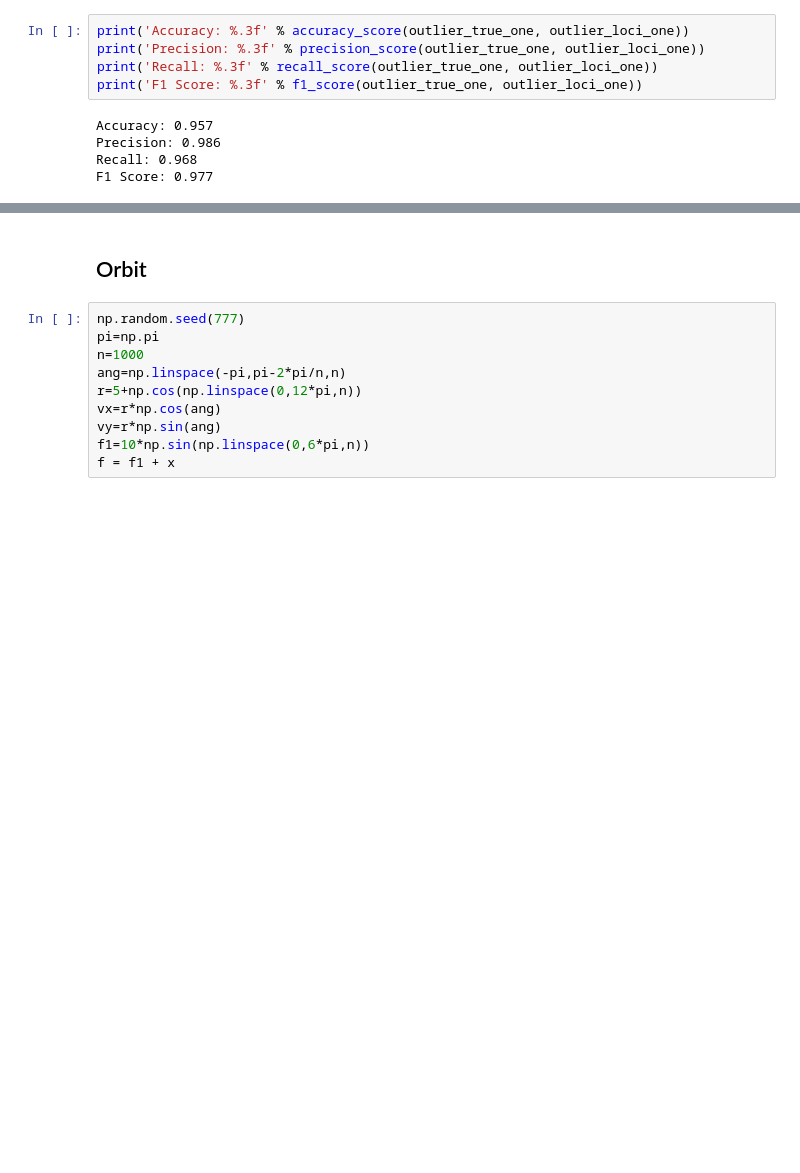
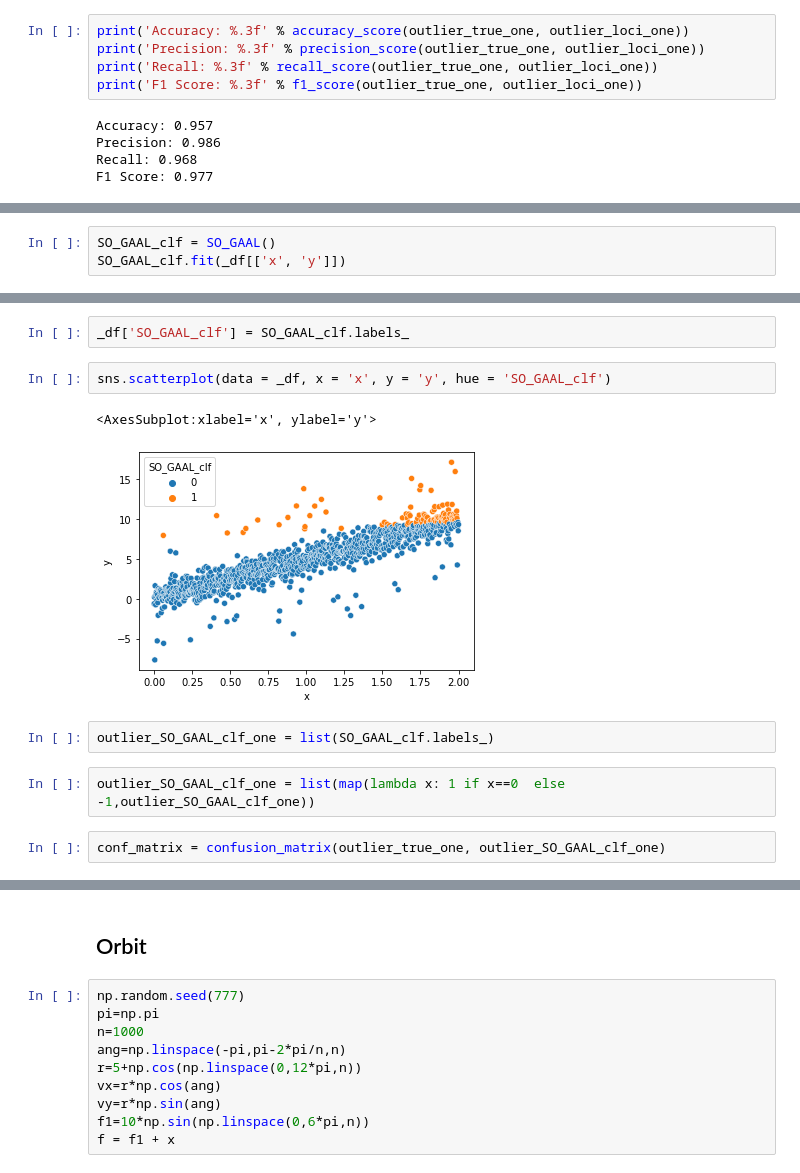
Before and after one commit to seoyeonc/ms, a Jupyter notebook: _notebooks/2022-11-04-comparison_study.ipynb, the cells around one changed output, grey strips where cells are left out. Drawn from its saved outputs; the diff is of its cells as text; blank space fills up the shorter version.

```diff
--- a/_notebooks/2022-11-04-comparison_study.ipynb
+++ b/_notebooks/2022-11-04-comparison_study.ipynb
@@ -484,0 +559,3 @@ F1 Score: 0.977
+# %%
+SO_GAAL_clf = SO_GAAL()
+SO_GAAL_clf.fit(_df[['x', 'y']])
@@ -484,0 +582,13 @@ F1 Score: 0.977
+# %%
+_df['SO_GAAL_clf'] = SO_GAAL_clf.labels_
+# %%
+sns.scatterplot(data = _df, x = 'x', y = 'y', hue = 'SO_GAAL_clf')
+# %% [output]
+<AxesSubplot:xlabel='x', ylabel='y'>
+[figure, added]
+# %%
+outlier_SO_GAAL_clf_one = list(SO_GAAL_clf.labels_)
+# %%
+outlier_SO_GAAL_clf_one = list(map(lambda x: 1 if x==0  else -1,outlier_SO_GAAL_clf_one))
+# %%
+conf_matrix = confusion_matrix(outlier_true_one, outlier_SO_GAAL_clf_one)
```
Also changed, not shown: parts of 114 cells of this notebook.
